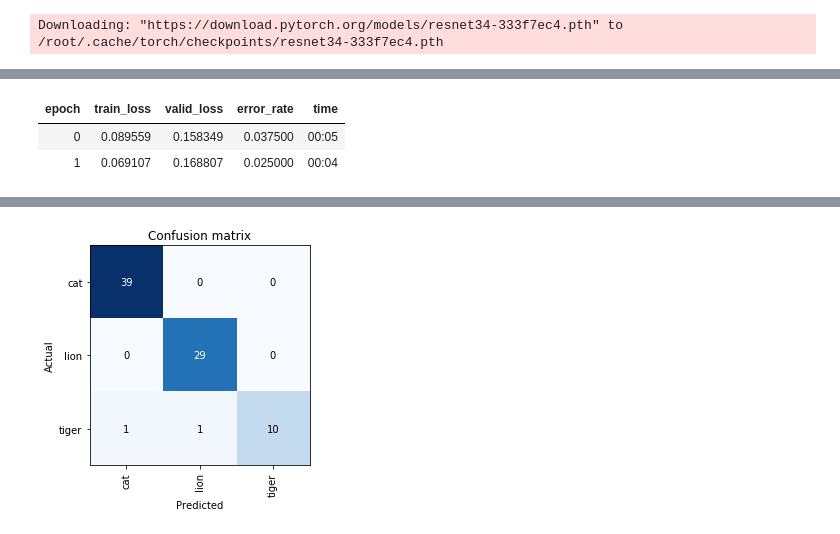
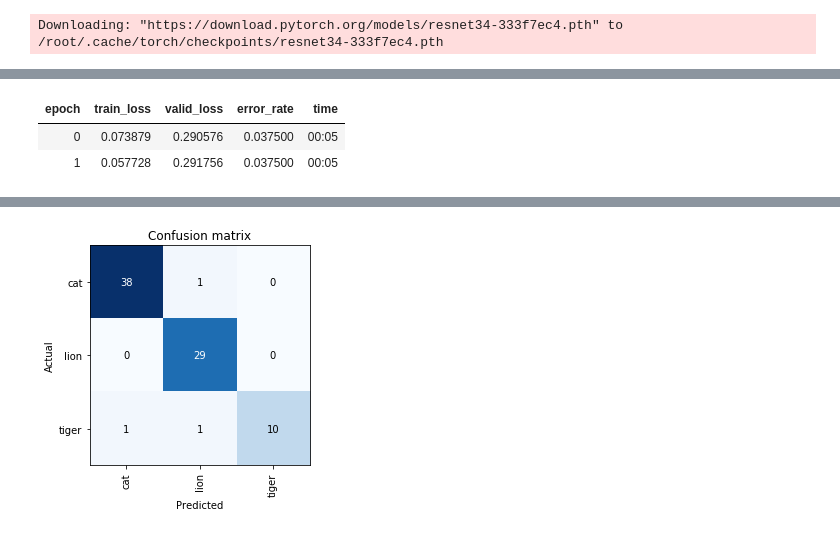
Before and after one commit to tuntunwinkic/Face_with-Pi, a Jupyter notebook: ctl.ipynb, the cells around one changed output, grey strips where cells are left out. Drawn from its saved outputs; the diff is of its cells as text; code cells hidden in the pictures.

```diff
--- a/ctl.ipynb
+++ b/ctl.ipynb
@@ -134,9 +137,9 @@ learn.recorder.plot()
 # %%
-learn.fit_one_cycle(2, max_lr=slice(3e-5,3e-4))
+learn.fit_one_cycle(2, max_lr=slice(5e-5,1e-3))
 # %% [output]
 | epoch | train_loss | valid_loss | error_rate | time |
-| 0 | 0.089559 | 0.158349 | 0.037500 | 00:05 |
-| 1 | 0.069107 | 0.168807 | 0.025000 | 00:04 |
+| 0 | 0.073879 | 0.290576 | 0.037500 | 00:05 |
+| 1 | 0.057728 | 0.291756 | 0.037500 | 00:05 |
 # %%
 learn.save('stage-2')
 # %%
```
Also changed, not shown: parts of 8 cells of this notebook.
